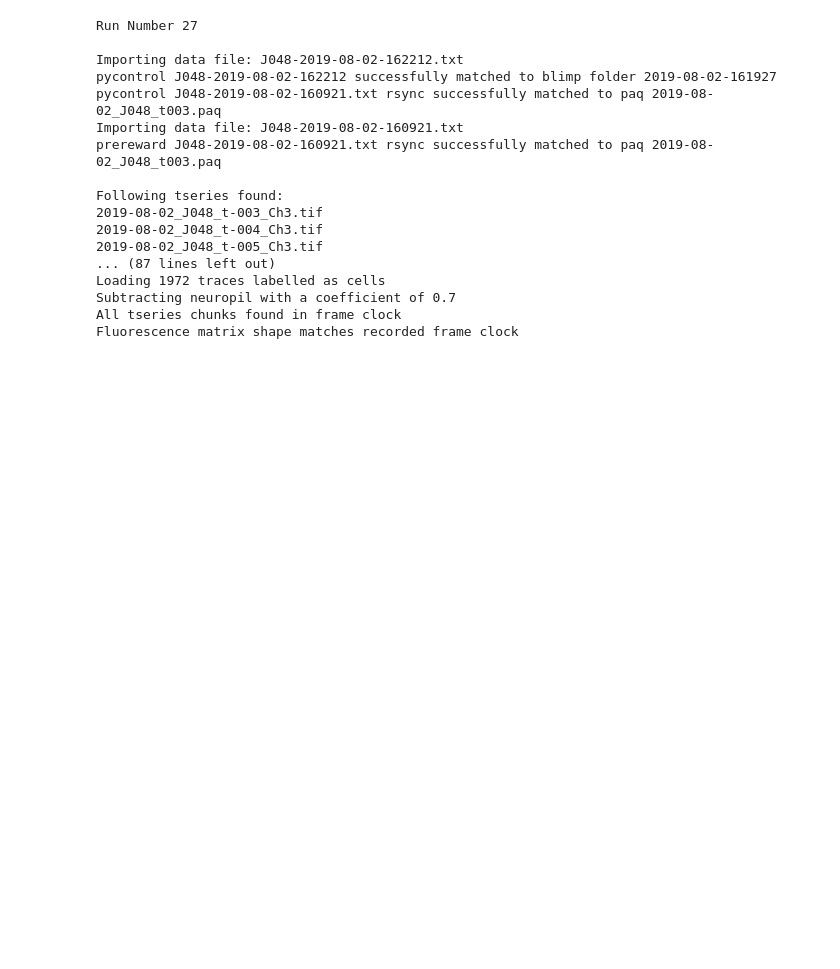
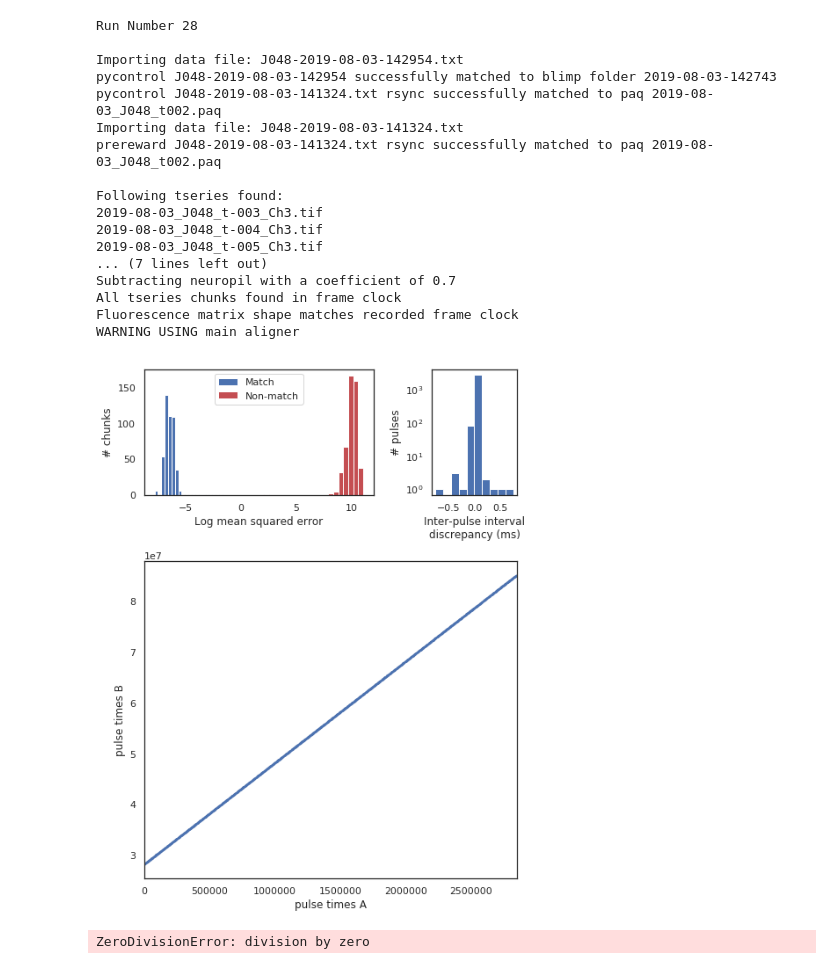
Before and after one commit to Packer-Lab/Vape, a Jupyter notebook: jupyter/preprocessing/cacher.ipynb, the cells around one changed output. Saved outputs shown, nothing was run; the diff lists cells and outputs as text; code cells hidden in the pictures; blank space fills up the shorter version.

```diff
--- a/jupyter/preprocessing/cacher.ipynb
+++ b/jupyter/preprocessing/cacher.ipynb
@@ -7,29 +7,49 @@ import pickle
 from termcolor import cprint
 # %%
 pkl_path = os.path.join(path_to_vape, 'run_pkls')
+# %%
+# J048 run28 has an unexplained offset in some of the 150 cell trials
+mouse_id = 'J048'
+# run_numbers = [27,28,29,30,32]
+run_numbers = [28]
+
+for run_number in run_numbers:
+
+    cprint('\n\nRun Number {}\n'.format(run_number), attrs=['bold'])
+
+    cacher.main(mouse_id, run_number, pkl_path,
+                reprocess=True, reload=True, do_s2p=False)
+# %% [output]
+Run Number 28
+
+Importing data file: J048-2019-08-03-142954.txt
+pycontrol J048-2019-08-03-142954 successfully matched to blimp folder 2019-08-03-142743
+pycontrol J048-2019-08-03-141324.txt rsync successfully matched to paq 2019-08-03_J048_t002.paq
+Importing data file: J048-2019-08-03-141324.txt
+prereward J048-2019-08-03-141324.txt rsync successfully matched to paq 2019-08-03_J048_t002.paq
+
+Following tseries found:
+2019-08-03_J048_t-003_Ch3.tif
+2019-08-03_J048_t-004_Ch3.tif
+2019-08-03_J048_t-005_Ch3.tif
+... (7 lines left out)
+Subtracting neuropil with a coefficient of 0.7
+All tseries chunks found in frame clock
+Fluorescence matrix shape matches recorded frame clock
+WARNING USING main aligner
+[figure, added]
+# %%
+1/0
+# %% [output]
+ZeroDivisionError: division by zero
 # %%
-mouse_id = 'J048'
-run_numbers = [27,28,29,30,32]
-# run_numbers = [30]
+mouse_id = 'RL048'
+# run_numbers = [23, 24, 25, 28, 29]
+run_numbers = [24]
+
 for run_number in run_numbers:
-    cprint('\n\n\nRun Number {}\n'.format(run_number), attrs=['bold'])
+
+    cprint('\nRun Number {}\n'.format(run_number), attrs=['bold'])
+
     cacher.main(mouse_id, run_number, pkl_path,
-                  reprocess=True, reload=True, do_s2p=False)
+                reprocess=True, reload=True, do_s2p=False)
-# %% [output]
-Run Number 27
-
-Importing data file: J048-2019-08-02-162212.txt
-pycontrol J048-2019-08-02-162212 successfully matched to blimp folder 2019-08-02-161927
-pycontrol J048-2019-08-02-160921.txt rsync successfully matched to paq 2019-08-02_J048_t003.paq
-Importing data file: J048-2019-08-02-160921.txt
-prereward J048-2019-08-02-160921.txt rsync successfully matched to paq 2019-08-02_J048_t003.paq
-
-Following tseries found:
-2019-08-02_J048_t-003_Ch3.tif
-2019-08-02_J048_t-004_Ch3.tif
-2019-08-02_J048_t-005_Ch3.tif
-... (87 lines left out)
-Loading 1972 traces labelled as cells
-Subtracting neuropil with a coefficient of 0.7
-All tseries chunks found in frame clock
-Fluorescence matrix shape matches recorded frame clock
```
Also changed, not shown: parts of 2 cells of this notebook, 6 other files.
